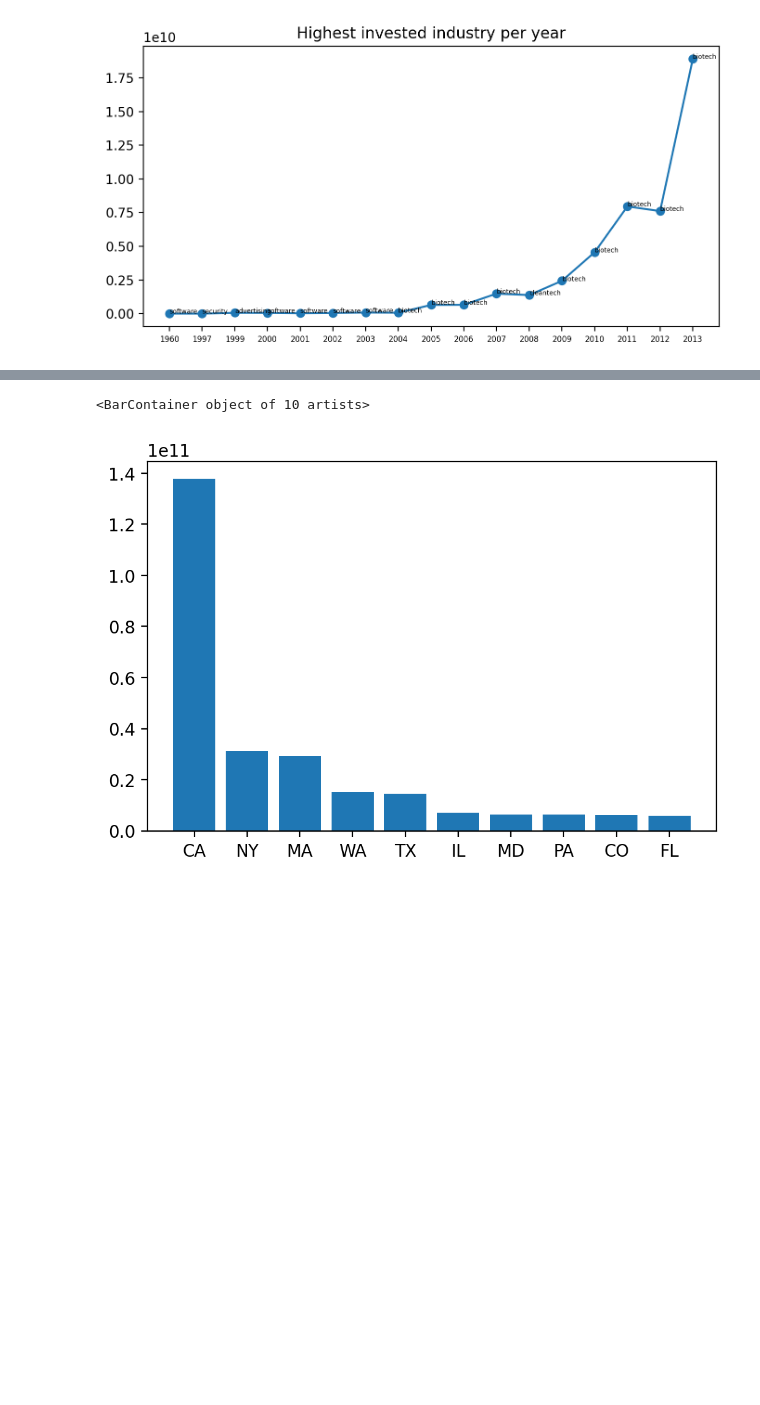
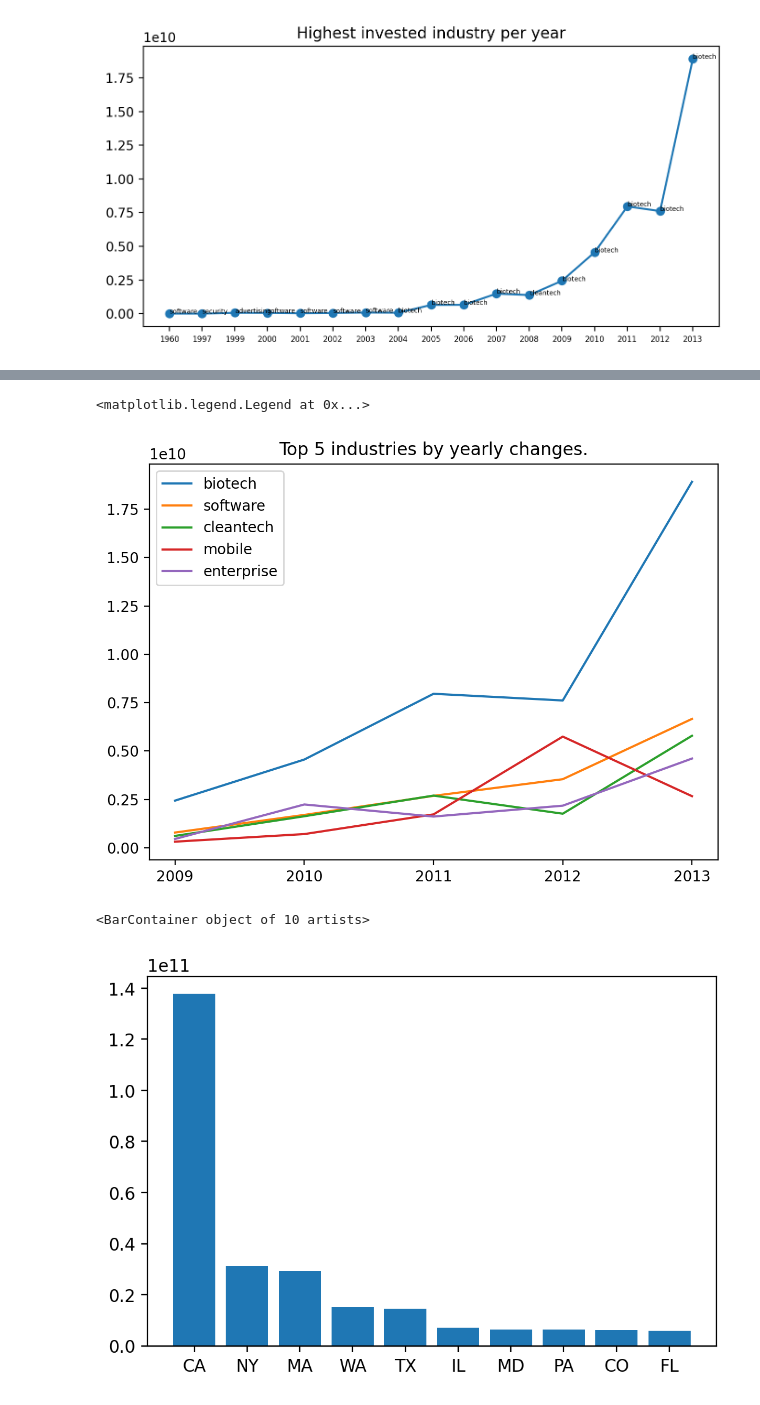
Before and after one commit to bartolomej/PR22_BK_LG_NS, a Jupyter notebook: notebook.ipynb, the cells around one changed output, grey strips where cells are left out. Drawn from its saved outputs; the diff is of its cells as text; code cells hidden in the pictures; blank space fills up the shorter version.

```diff
--- a/notebook.ipynb
+++ b/notebook.ipynb
@@ -197,0 +184,7 @@ axes[1].plot(yearly["funded_at"].apply(lambda x: str(x)), yearly["raised_amount"
+# %%
+means = pd.DataFrame(columns=["category_code", "mean"])
+for cat in pd.unique(companies["category_code"].dropna()):
+    pct = get_category_yearly_investments(cat).iloc[-5:]["raised_amount"].mean()
+    df = pd.DataFrame({"category_code":cat, "mean":pct}, index=[0])
+    means = pd.concat([means, df])
+means
@@ -198,2 +209,12 @@ axes[1].plot(yearly["funded_at"].apply(lambda x: str(x)), yearly["raised_amount"
+# %%
+fig, axes = pyplot.subplots(figsize=(7, 5), dpi=200)
+for _, mean in means.sort_values("mean", ascending=False).reset_index()[:5].iterrows():
+    pct = get_category_yearly_investments(mean[1])[-5:]
+    axes.plot(pct["funded_at"].apply(lambda x:str(x)), pct["raised_amount"], label=mean[1])
+axes.set_title("Top 5 industries by yearly changes.")
+axes.legend()
+# %% [output]
+<matplotlib.legend.Legend at 0x...>
+[figure, added]
 # %%
 #Najboljše države za ustvariti podjetje?
```
Also changed, not shown: parts of 16 cells of this notebook.
